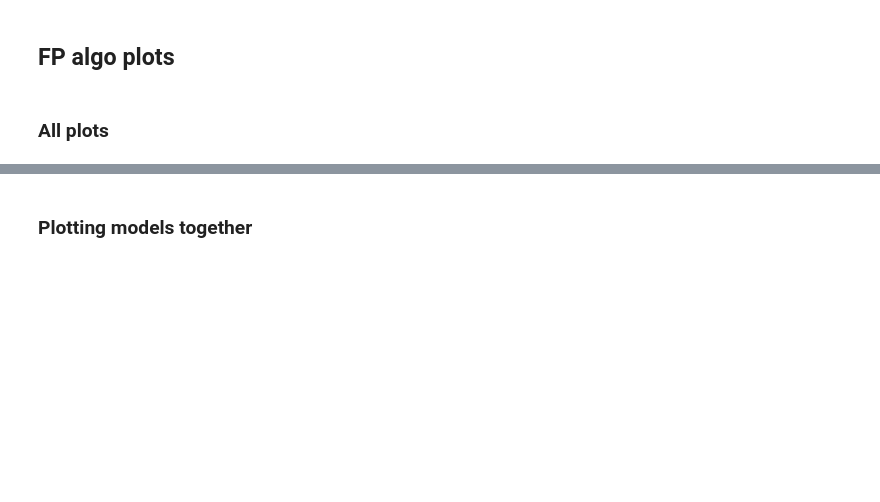
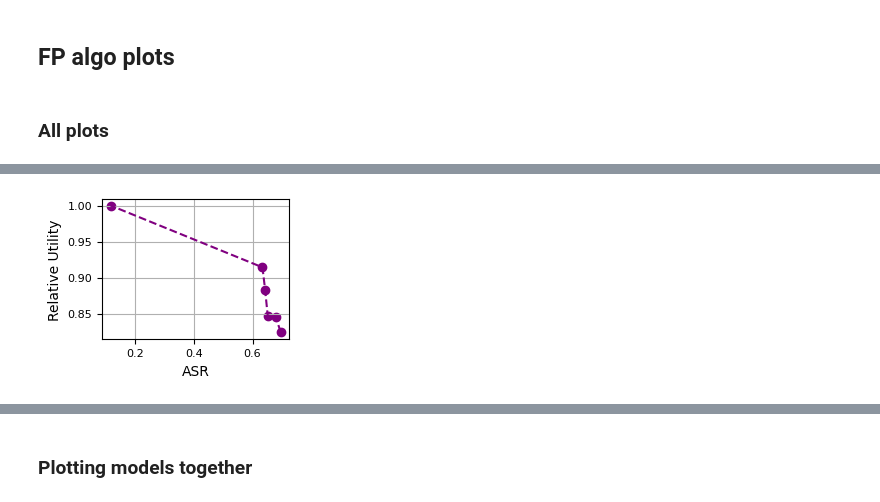
Before and after one commit to sentient-agi/mlprints, a Jupyter notebook: paper_plots.ipynb, the cells around one changed output, grey strips where cells are left out. Cells and saved outputs as stored; diff of their text form; code cells hidden in the pictures; blank space fills up the shorter version.

```diff
--- a/paper_plots.ipynb
+++ b/paper_plots.ipynb
@@ -764,0 +1100,83 @@ for model in all_models:
+# %%
+import json
+dsw_data = json.load(open("experiments/final_res_dsw.json", "r"))
+
+metric_to_monitor = ["p_values_below_0.01", "median_p_value", "p_values_below_0.05"]
+
+baseline_utils = {}
+
+min_mean_attack_util = 0.8
+max_mean_attack_util = 1.0
+monitor_0_05_for_qwen = True
+plot_asr = True
+
+for model in dsw_data.keys():
+    for attack_kwargs in dsw_data[model].keys():
+        if attack_kwargs == "baseline":
+            baseline_utils[model] = {}
+            for k in dsw_data[model][attack_kwargs]:
+                if k in utils_to_keep:
+                    baseline_utils[model][k] = dsw_data[model][attack_kwargs][k]
+
+for model in dsw_data.keys():
+    prim_util_points = []
+    sec_util_points = []
+    for attack_kwargs in dsw_data[model].keys():
+        # if attack_kwargs == "baseline":
+        #     continue
+        # else:
+        attack_res = dsw_data[model][attack_kwargs]
+        attack_utils = {}
+        for k in attack_res:
+            if k in utils_to_keep:
+                attack_utils[k] = attack_res[k]
+        rel_mean_attack_util = np.mean(list(attack_utils.values())) / np.mean(list(baseline_utils[model].values()))
+        if rel_mean_attack_util > max_mean_attack_util:
+            continue
+        if rel_mean_attack_util < min_mean_attack_util:
+            continue
+        if 'qwen' in model and monitor_0_05_for_qwen:
+            prim_util_points.append((attack_res[metric_to_monitor[-1]], np.mean(list(attack_utils.values())) / np.mean(list(baseline_utils[model].values()))))
+
+        else:
+            prim_util_points.append((attack_res[metric_to_monitor[0]], np.mean(list(attack_utils.values())) / np.mean(list(baseline_utils[model].values()))))
+        sec_util_points.append(((attack_res[metric_to_monitor[1]]), np.mean(list(attack_utils.values())) / np.mean(list(baseline_utils[model].values()))))
+
+    prim_util_points = pareto_points(prim_util_points)
+    prim_util_points = remove_points(prim_util_points, threshold=0.0)
+    fig, ax = plt.subplots(figsize=FIG_SIZE_SMALL)
+
+    if plot_asr:
+        prim_util_points = [[1-x[0], x[1]] for x in prim_util_points]
+    plt.scatter([x[0] for x in prim_util_points], [x[1] for x in prim_util_points], label=f"{model}", marker='o', color=metric_to_color[0])
+    plt.plot([x[0] for x in prim_util_points], [x[1] for x in prim_util_points], color=metric_to_color[0], linestyle='--')
+    plt.ylabel("Relative Utility")
+
+    if plot_asr:
+        plt.xlabel("ASR")
+    else:
+        plt.xlabel("FSR")
+    plt.grid(True)
+    # plt.show()
+    if plot_asr:
+        plt.savefig(f"plots/detailed/dsw_util_cherry_picked_{model.replace('/', '_')}_prim.pdf", bbox_inches='tight', dpi=300)
+    else:
+        plt.savefig(f"plots/detailed/dsw_fsr_util_cherry_picked_{model.replace('/', '_')}_prim.pdf", bbox_inches='tight', dpi=300)
+    fig, ax = plt.subplots(figsize=FIG_SIZE_SMALL)
+
+    sec_util_points = remove_points(sec_util_points, threshold=0.01, max_x=20.0)
+    # Sort them by x
+    order = np.argsort([x[0] for x in sec_util_points])
+    sec_util_points = [sec_util_points[i] for i in order]
+    plt.scatter([x[0] for x in sec_util_points], [x[1] for x in sec_util_points], label=f"{model}", marker='o', color=metric_to_color[1])
+    plt.grid(True)
+    # plt.plot([x[0] for x in sec_util_points], [x[1] for x in sec_util_points], color=metric_to_color[1], linestyle='--')
+    plt.xscale('log')
+    plt.ylabel("Relative Utility")
+    plt.xlabel("Median P-value")
+    plt.savefig(f"plots/detailed/dsw_util_cherry_picked_{model.replace('/', '_')}_sec.pdf", bbox_inches='tight', dpi=300)
+    # plt.show()
+# plt.legend()
+# plt.savefig("plots/paper_plots/dsw_util_cherry_picked.pdf", bbox_inches='tight')
+# %% [output]
+[figure, added]
```
Also changed, not shown: parts of 13 cells of this notebook.
